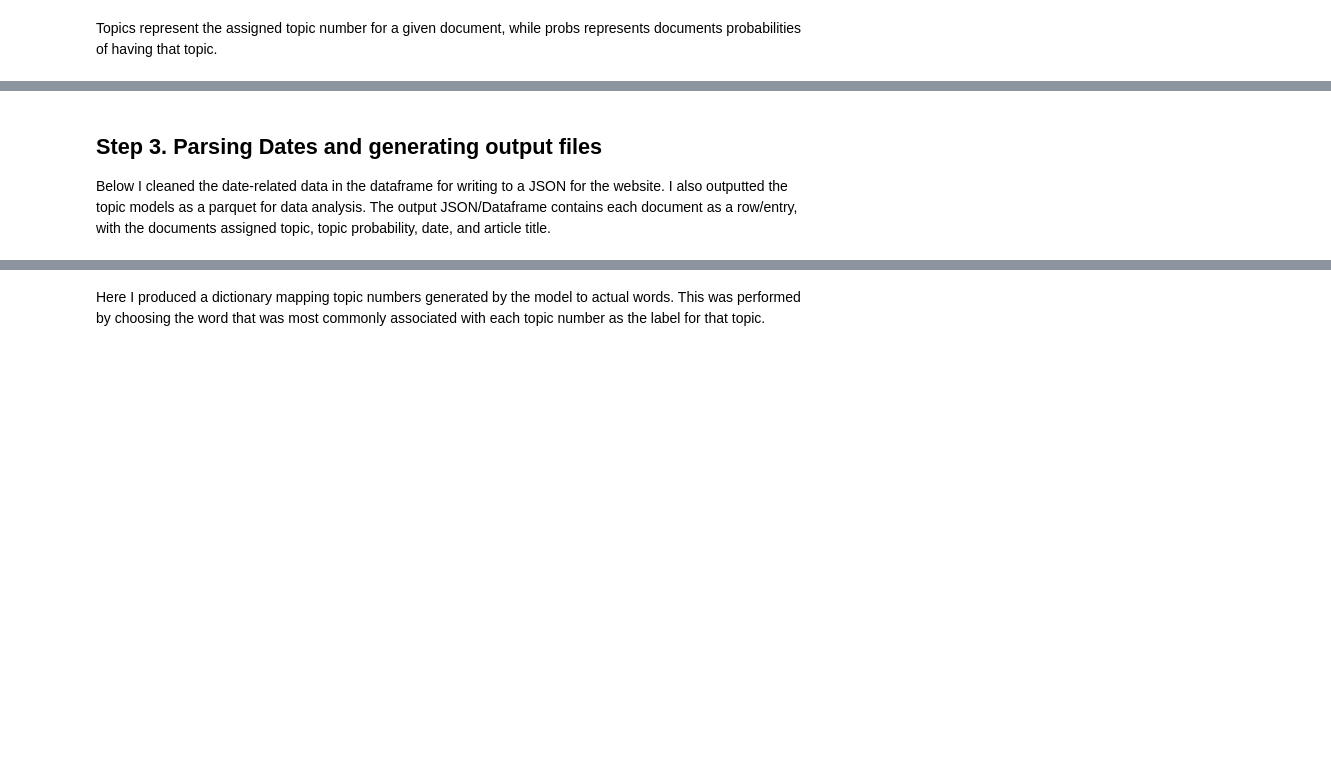
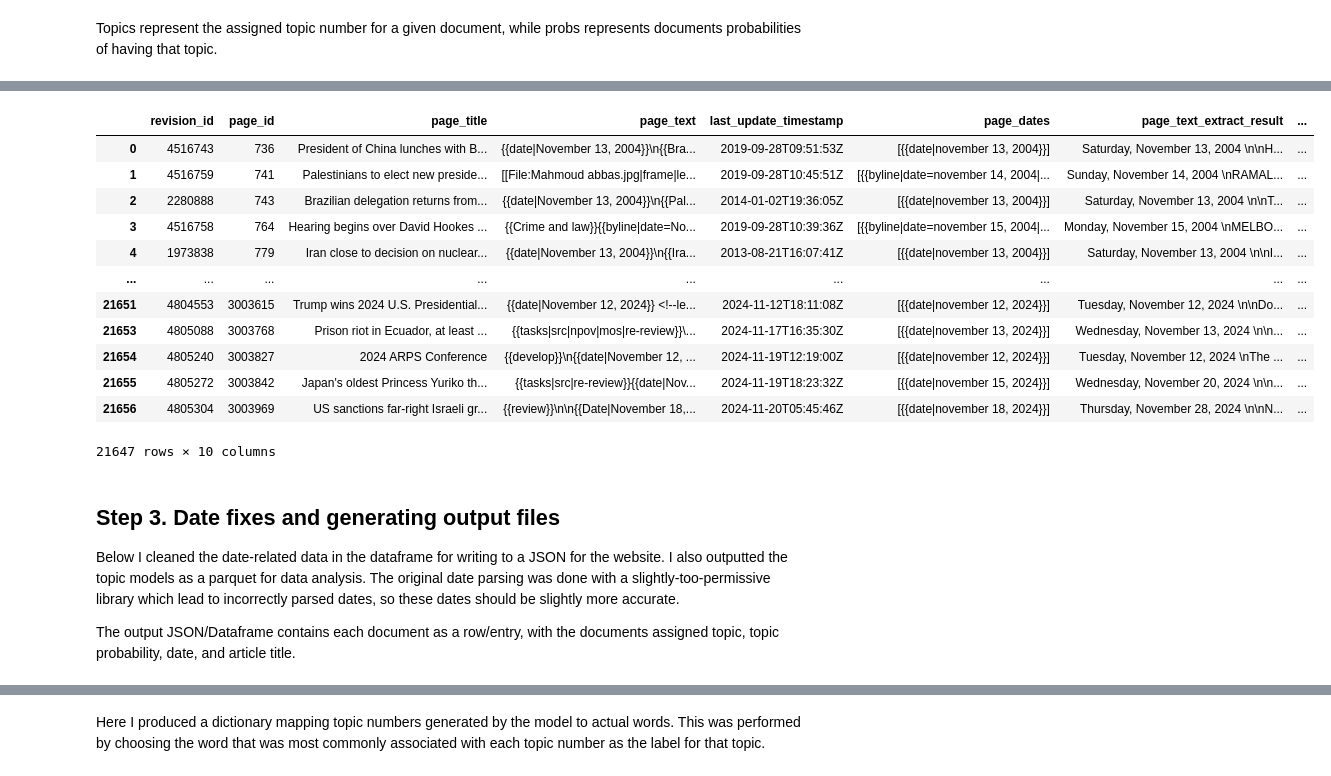
Before and after one commit to WikiTopics/wikitopics-code, a Jupyter notebook: 4. Topic Modeling using BERTopic.ipynb, the cells around one changed output, grey strips where cells are left out. Drawn from its saved outputs; the diff is of its cells as text; code cells hidden in the pictures; blank space fills up the shorter version.

```diff
--- a/4. Topic Modeling using BERTopic.ipynb
+++ b/4. Topic Modeling using BERTopic.ipynb
@@ -114,13 +114,30 @@ Name: count, Length: 380, dtype: int64
 
 w_data['assigned_topic_num'] = topics
 w_data['topic_probability'] = probs
+# %%
+w_data
+# %% [output]
+|  | revision_id | page_id | page_title | page_text | last_update_timestamp | page_dates | page_text_extract_result | ... |
+| 0 | 4516743 | 736 | President of China lunches with B... | {{date|November 13, 2004}}\n{{Bra... | 2019-09-28T09:51:53Z | [{{date|november 13, 2004}}] | Saturday, November 13, 2004 \n\nH... | ... |
+| 1 | 4516759 | 741 | Palestinians to elect new preside... | [[File:Mahmoud abbas.jpg|frame|le... | 2019-09-28T10:45:51Z | [{{byline|date=november 14, 2004|... | Sunday, November 14, 2004 \nRAMAL... | ... |
+| 2 | 2280888 | 743 | Brazilian delegation returns from... | {{date|November 13, 2004}}\n{{Pal... | 2014-01-02T19:36:05Z | [{{date|november 13, 2004}}] | Saturday, November 13, 2004 \n\nT... | ... |
+| 3 | 4516758 | 764 | Hearing begins over David Hookes ... | {{Crime and law}}{{byline|date=No... | 2019-09-28T10:39:36Z | [{{byline|date=november 15, 2004|... | Monday, November 15, 2004 \nMELBO... | ... |
+| 4 | 1973838 | 779 | Iran close to decision on nuclear... | {{date|November 13, 2004}}\n{{Ira... | 2013-08-21T16:07:41Z | [{{date|november 13, 2004}}] | Saturday, November 13, 2004 \n\nI... | ... |
+| ... | ... | ... | ... | ... | ... | ... | ... | ... |
+| 21651 | 4804553 | 3003615 | Trump wins 2024 U.S. Presidential... | {{date|November 12, 2024}} <!--le... | 2024-11-12T18:11:08Z | [{{date|november 12, 2024}}] | Tuesday, November 12, 2024 \n\nDo... | ... |
+| 21653 | 4805088 | 3003768 | Prison riot in Ecuador, at least ... | {{tasks|src|npov|mos|re-review}}\... | 2024-11-17T16:35:30Z | [{{date|november 13, 2024}}] | Wednesday, November 13, 2024 \n\n... | ... |
+| 21654 | 4805240 | 3003827 | 2024 ARPS Conference | {{develop}}\n{{date|November 12, ... | 2024-11-19T12:19:00Z | [{{date|november 12, 2024}}] | Tuesday, November 12, 2024 \nThe ... | ... |
+| 21655 | 4805272 | 3003842 | Japan's oldest Princess Yuriko th... | {{tasks|src|re-review}}{{date|Nov... | 2024-11-19T18:23:32Z | [{{date|november 15, 2024}}] | Wednesday, November 20, 2024 \n\n... | ... |
+| 21656 | 4805304 | 3003969 | US sanctions far-right Israeli gr... | {{review}}\n\n{{Date|November 18,... | 2024-11-20T05:45:46Z | [{{date|november 18, 2024}}] | Thursday, November 28, 2024 \n\nN... | ... |
+21647 rows × 10 columns
 # %%
 topical = w_data[w_data['assigned_topic_num'] != -1]
 topical.drop(columns=['revision_id', 'page_id', 'page_text'], axis=1, inplace=True)
 # %% [markdown]
-## Step 3. Parsing Dates and generating output files
+## Step 3. Date fixes and generating output files
 
-Below I cleaned the date-related data in the dataframe for writing to a JSON for the website. I also outputted the topic models as a parquet for data analysis.
+Below I cleaned the date-related data in the dataframe for writing to a JSON for the website. I also outputted the topic models as a parquet for data analysis. The original date parsing was done with a slightly-too-permissive library which lead to incorrectly parsed dates, so these dates should be slightly more accurate.
+
 The output JSON/Dataframe contains each document as a row/entry, with the documents assigned topic, topic probability, date, and article title.
 # %%
 import re
```
Also changed, not shown: parts of 5 cells of this notebook.
